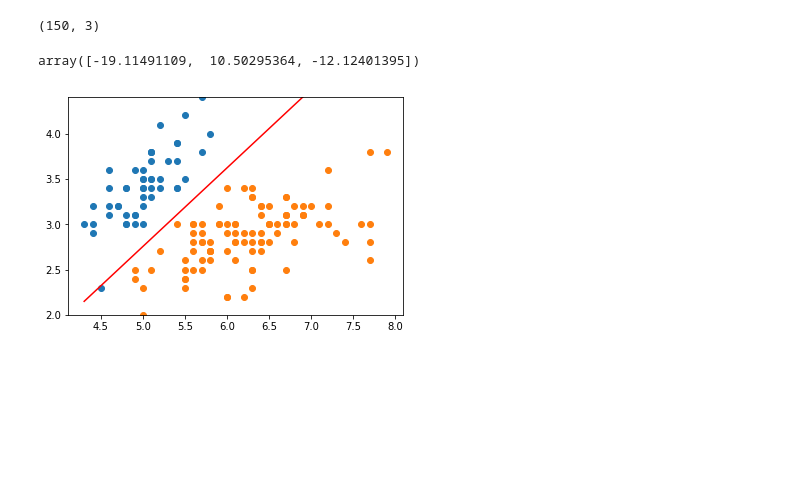
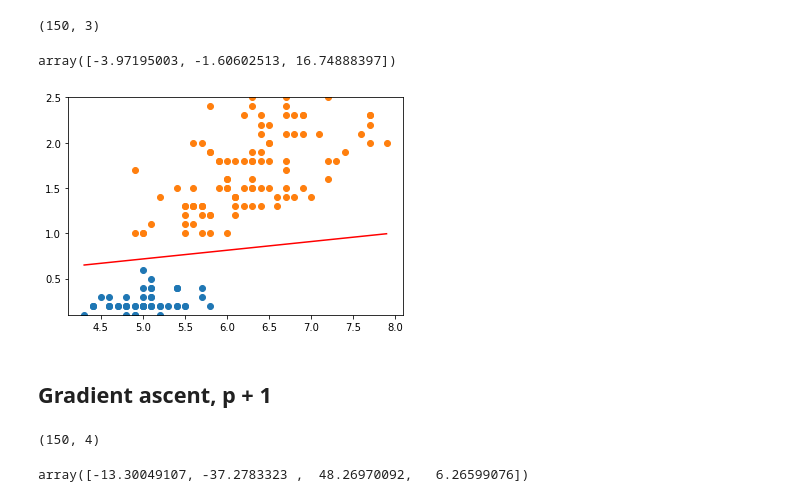
Before and after one commit to valdasraps/ml-examples, a Jupyter notebook: notebooks/LogisticRegression.ipynb, the cells around one changed output. Drawn from its saved outputs; the diff is of its cells as text; code cells hidden in the pictures; blank space fills up the shorter version.

```diff
--- a/notebooks/LogisticRegression.ipynb
+++ b/notebooks/LogisticRegression.ipynb
@@ -7,7 +7,7 @@ import matplotlib.pyplot as plt
 ## Dataset
 # %%
 iris = datasets.load_iris()
-x = iris.data[:,[0,1]]
+x = iris.data[:,[0,3]]
 y = iris.target
 # %%
 y[y == 2] = 1
@@ -51,8 +51,8 @@ plt.show()
 # %%
 p = x.shape[1] + 1
 n = x.shape[0]
-eps = 0.01
-eta = 0.01
+eps = 0.005
+eta = 0.005
 # %%
 W = np.zeros((p,))
 W
@@ -68,21 +68,31 @@ A = 1 / (1 + np.e ** -np.dot(W, H.T))
 # %%
 G = np.dot(y - A, H)
 # %%
+t = 1
 while np.dot(G, G) > eps:
     W = W + eta * G
     A = 1 / (1 + np.e ** -np.dot(W, H.T))
     G = np.dot(y - A, H)
+    t = t + 1
 # %%
 W
 # %% [output]
-array([-19.11491109,  10.50295364, -12.12401395])
+array([-3.97195003, -1.60602513, 16.74888397])
 # %%
 x1 = np.linspace(np.min(x[:,0]), np.max(x[:,0]), num = 10)
-y1 = -( W[1] * x1 + W[0])/W[2]
+y1 = -( W[0] + W[1] * x1) / W[2]
 plt.scatter(x[:,0][y == 0.], x[:,1][y == 0.])
 plt.scatter(x[:,0][y == 1.], x[:,1][y == 1.])
 plt.plot(x1, y1, '-r')
 plt.ylim((np.min(x[:,1]), np.max(x[:,1])))
 plt.show()
 # %% [output]
-[figure, old version]
+[figure, new version]
+# %% [markdown]
+## Gradient ascent, p + 1
+# %%
+H = np.append(np.ones((n,1)), x, axis=1)
+H = np.append(H, x[:,0][:,np.newaxis] ** 2, axis=1)
+H.shape
+# %% [output]
+(150, 4)
@@ -88,0 +114,5 @@ plt.show()
+# %%
+W = gradient_ascent(H)
+W
+# %% [output]
+array([-13.30049107, -37.2783323 ,  48.26970092,   6.26599076])
```
Also changed, not shown: parts of 9 cells of this notebook.
